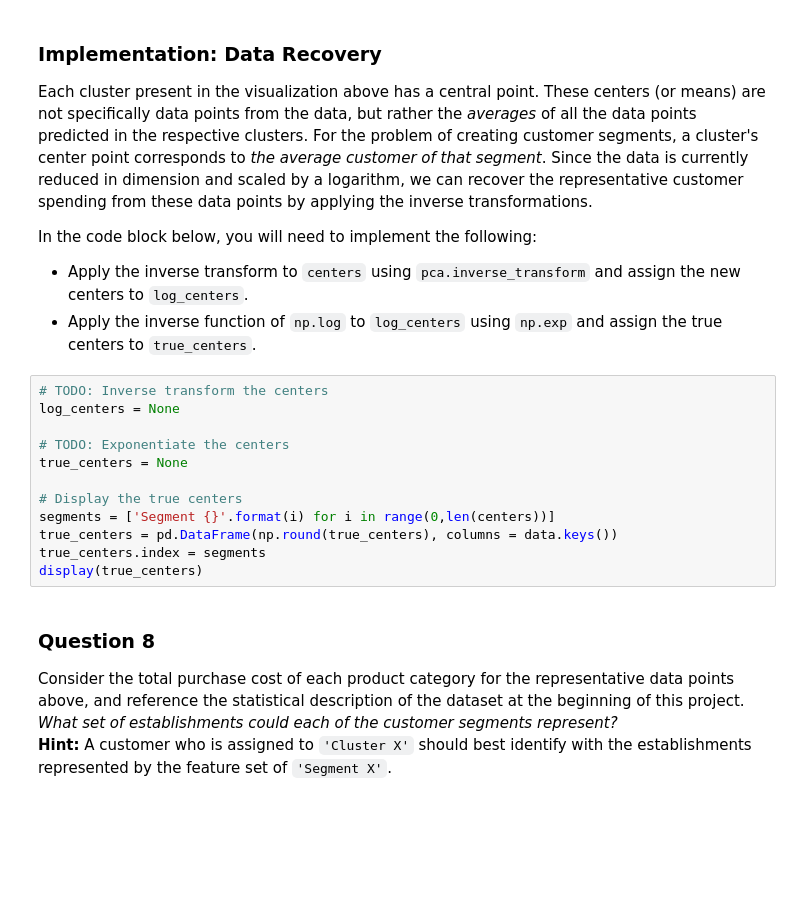
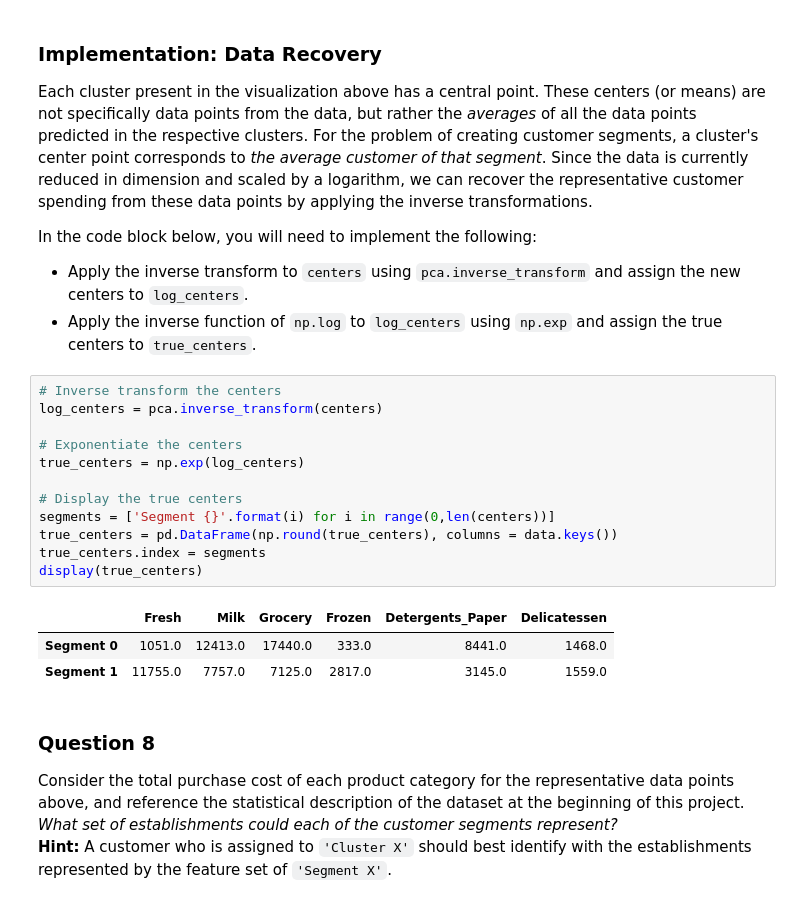
Before and after one commit to skamkar/the-customer-is-always-angry, a Jupyter notebook: customer_segments.ipynb, the cells around one changed output. Saved outputs shown, nothing was run; the diff lists cells and outputs as text; blank space fills up the shorter version.

```diff
--- a/customer_segments.ipynb
+++ b/customer_segments.ipynb
@@ -477,17 +514,21 @@ In the code block below, you will need to implement the following:
  - Apply the inverse transform to `centers` using `pca.inverse_transform` and assign the new centers to `log_centers`.
  - Apply the inverse function of `np.log` to `log_centers` using `np.exp` and assign the true centers to `true_centers`.
 # %%
-# TODO: Inverse transform the centers
-log_centers = None
+# Inverse transform the centers
+log_centers = pca.inverse_transform(centers)
 
-# TODO: Exponentiate the centers
-true_centers = None
+# Exponentiate the centers
+true_centers = np.exp(log_centers)
 
 # Display the true centers
 segments = ['Segment {}'.format(i) for i in range(0,len(centers))]
 true_centers = pd.DataFrame(np.round(true_centers), columns = data.keys())
 true_centers.index = segments
 display(true_centers)
+# %% [output]
+|  | Fresh | Milk | Grocery | Frozen | Detergents_Paper | Delicatessen |
+| Segment 0 | 1051.0 | 12413.0 | 17440.0 | 333.0 | 8441.0 | 1468.0 |
+| Segment 1 | 11755.0 | 7757.0 | 7125.0 | 2817.0 | 3145.0 | 1559.0 |
 # %% [markdown]
 ### Question 8
 Consider the total purchase cost of each product category for the representative data points above, and reference the statistical description of the dataset at the beginning of this project. *What set of establishments could each of the customer segments represent?*
```
Also changed, not shown: parts of 23 cells of this notebook.
